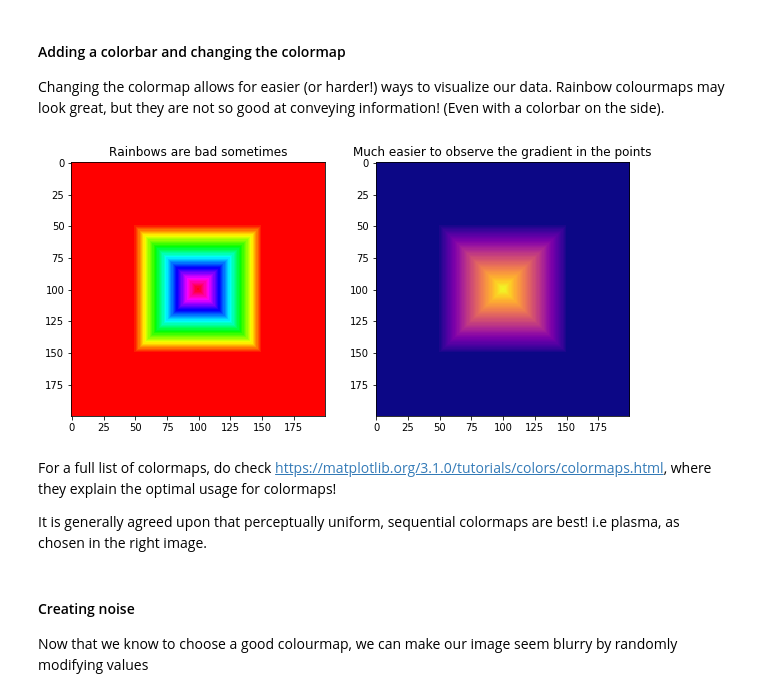
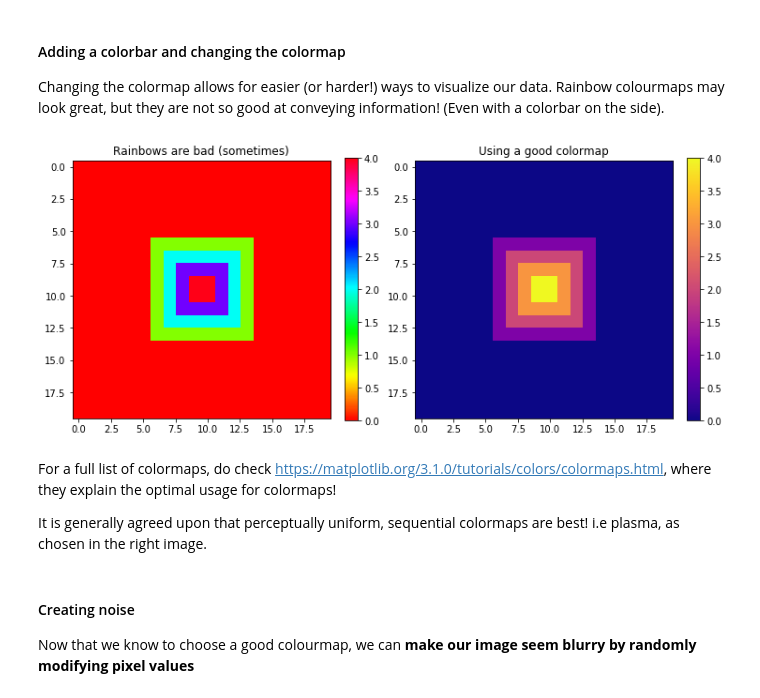
Before and after one commit to D-DePablos/WEW, a Jupyter notebook: Stage_4.ipynb, the cells around one changed output. Drawn from its saved outputs; the diff is of its cells as text; code cells hidden in the pictures.

```diff
--- a/Stage_4.ipynb
+++ b/Stage_4.ipynb
@@ -71,15 +99,12 @@ So the only remaining pixels in the region 200 < Y < 400 and 30 < X < 400 are re
 # %%
-import numpy as np
-from scipy import ndimage
-
-
 # Create an array of zeroes, set some values and blur them out:
 
-im = np.zeros((200, 200))  # Dimensions of
-im[50:-50, 50:-50] = 1
-im = ndimage.distance_transform_bf(im)
+im = np.zeros((20, 20))  # Dimensions of the full array
+im[6:-6, 6:-6] = 1  # Pick a square in the middle and draw in it
 
-# Show our creation
+im = ndimage.distance_transform_bf(im)  # Then create layered change
+
+# Show our great creation
 plt.imshow(im)
 plt.show()
 # %% [output]
@@ -96,19 +121,22 @@ plt.show()
 
 Changing the colormap allows for easier (or harder!) ways to visualize our data. Rainbow colourmaps may look great, but they are not so good at conveying information! (Even with a colorbar on the side).
 # %%
-fig = plt.figure(figsize = (10,10))
+fig = plt.figure(figsize = (12,10))
 
 fig.add_subplot(1,2,1)
 plt.imshow(im, cmap = plt.cm.hsv)
-plt.title('Rainbows are bad sometimes')
+plt.title('Rainbows are bad (sometimes)')
+plt.colorbar(fraction = 0.046)
+
 
 fig.add_subplot(1,2,2)
 plt.imshow(im, cmap = plt.cm.plasma)
-plt.title('Much easier to observe the gradient in the points')
+plt.title('Using a good colormap')
+plt.colorbar(fraction = 0.046)
 
 plt.show()
 # %% [output]
-[figure, old version]
+[figure, new version]
 # %% [markdown]
 For a full list of colormaps, do check https://matplotlib.org/3.1.0/tutorials/colors/colormaps.html, where they explain the optimal usage for colormaps!
 
@@ -116,4 +144,4 @@ It is generally agreed upon that perceptually uniform, sequential colormaps are
 # %% [markdown]
 #### Creating noise
 
-Now that we know to choose a good colourmap, we can make our image seem blurry by randomly modifying values
+Now that we know to choose a good colourmap, we can **make our image seem blurry by randomly modifying pixel values**
```
Also changed, not shown: parts of 21 cells of this notebook.
